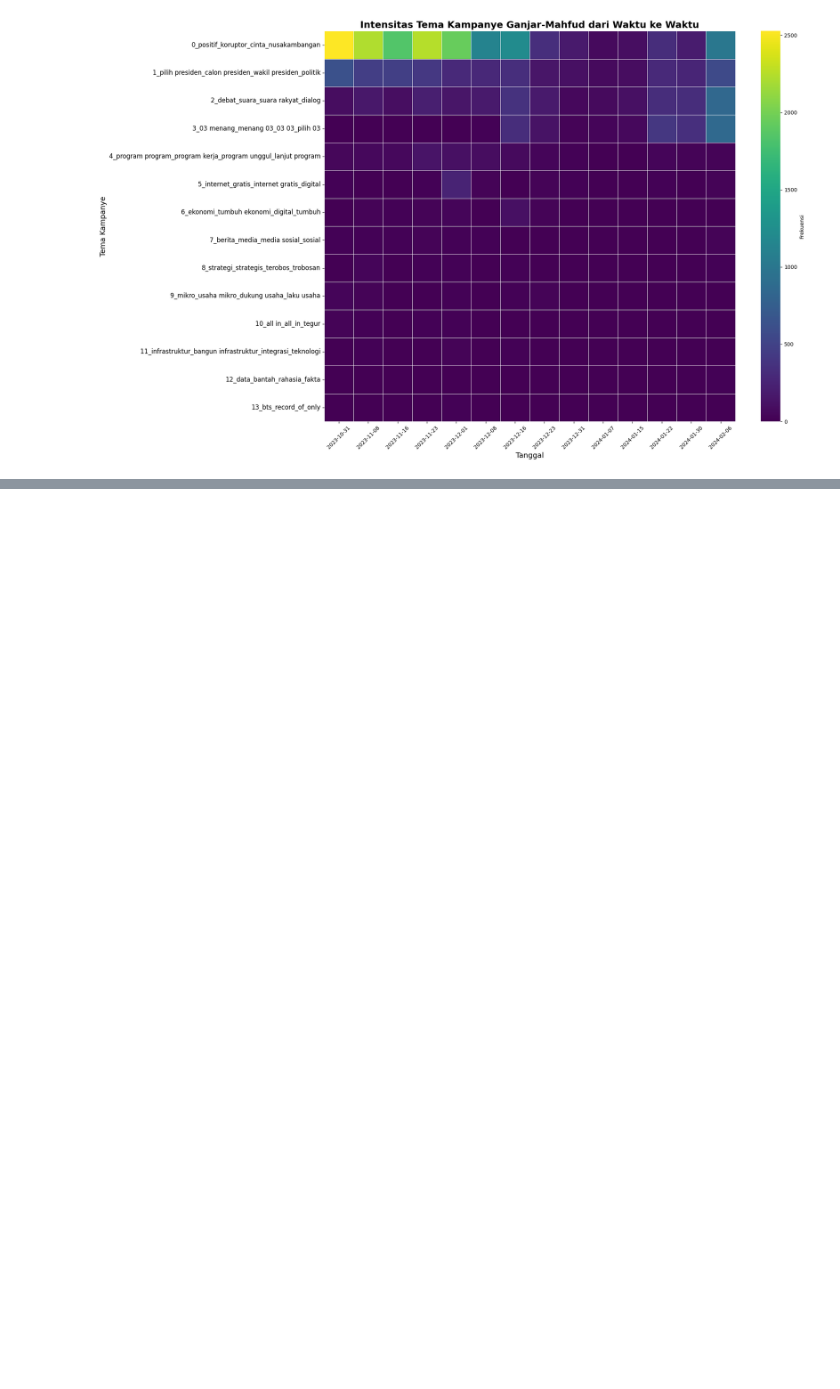
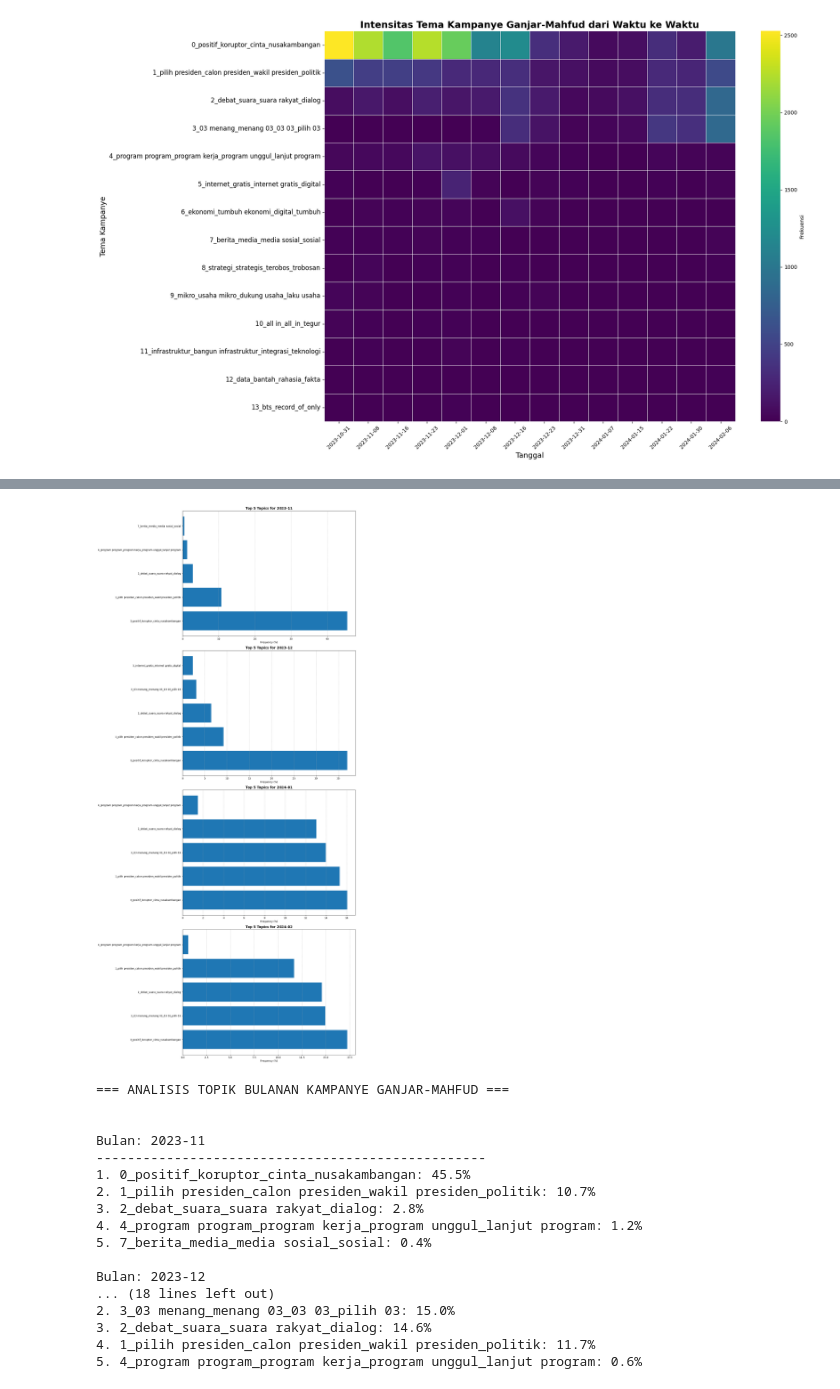
Before and after one commit to satu-dua-TA/topic-modelling, a Jupyter notebook: topic-modelling-03-time-based.ipynb, the cells around one changed output, grey strips where cells are left out. Cells and saved outputs as stored; diff of their text form; code cells hidden in the pictures; blank space fills up the shorter version.

Commit message:
topic modeling for 03 grouped by month

```diff
--- a/topic-modelling-03-time-based.ipynb
+++ b/topic-modelling-03-time-based.ipynb
@@ -406,3 +422,60 @@ for topic, pct in late_freq.items()[:5]:
 
 Periode Awal (2023-11-01 hingga 2023-12-23):
 TypeError: 'zip' object is not subscriptable
+# %%
+# Add month column to the dataframe
+df_03['month'] = df_03['created_at'].dt.to_period('M')
+
+# Get unique months
+months = sorted(df_03['month'].unique())
+
+# Dictionary to store results
+monthly_topics = {}
+
+# Analyze topics for each month
+for month in months:
+    # Filter data for the month
+    month_data = df_03[df_03['month'] == month]
+
+    # Transform the texts for this month
+    month_docs = month_data['full_text'].tolist()
+    month_topics, _ = topic_model.transform(month_docs)
+
+    # Get topic frequencies (excluding outliers)
+    topic_freq = pd.Series([t for t in month_topics if t != -1]).value_counts()
+
+    # Get top 5 topics
+    top_5_topics = []
+    for topic_id in topic_freq.head(5).index:
+        topic_label = topic_model.get_topic_info().loc[
+            topic_model.get_topic_info()["Topic"] == topic_id, "Name"].values[0]
+        frequency = topic_freq[topic_id] / len(month_topics) * 100
+        top_5_topics.append((topic_label, frequency))
+
+    monthly_topics[month] = top_5_topics
+
+# Visualize results
+plt.figure(figsize=(15, 8 * len(months)))
+
+for idx, (month, topics) in enumerate(monthly_topics.items()):
+    plt.subplot(len(months), 1, idx + 1)
+
+    topic_labels = [t[0] for t in topics]
+    frequencies = [t[1] for t in topics]
+
+    plt.barh(topic_labels, frequencies)
+    plt.title(f'Top 5 Topics for {month}', fontsize=14, fontweight='bold')
+    plt.xlabel('Frequency (%)')
+    plt.grid(axis='x', linestyle='--', alpha=0.7)
+
+plt.tight_layout()
+plt.show()
+
+# Print detailed results
+print("\n=== ANALISIS TOPIK BULANAN KAMPANYE GANJAR-MAHFUD ===\n")
+for month, topics in monthly_topics.items():
+    print(f"\nBulan: {month}")
+    print("-" * 50)
+    for idx, (topic, freq) in enumerate(topics, 1):
+        print(f"{idx}. {topic}: {freq:.1f}%")
+# %% [output]
@@ -408,0 +499,18 @@ TypeError: 'zip' object is not subscriptable
+[figure, added]
+=== ANALISIS TOPIK BULANAN KAMPANYE GANJAR-MAHFUD ===
+
+
+Bulan: 2023-11
+--------------------------------------------------
+1. 0_positif_koruptor_cinta_nusakambangan: 45.5%
+2. 1_pilih presiden_calon presiden_wakil presiden_politik: 10.7%
+3. 2_debat_suara_suara rakyat_dialog: 2.8%
+4. 4_program program_program kerja_program unggul_lanjut program: 1.2%
+5. 7_berita_media_media sosial_sosial: 0.4%
+
+Bulan: 2023-12
+... (18 lines left out)
+2. 3_03 menang_menang 03_03 03_pilih 03: 15.0%
+3. 2_debat_suara_suara rakyat_dialog: 14.6%
+4. 1_pilih presiden_calon presiden_wakil presiden_politik: 11.7%
+5. 4_program program_program kerja_program unggul_lanjut program: 0.6%
```
Also changed, not shown: parts of 4 cells of this notebook.
